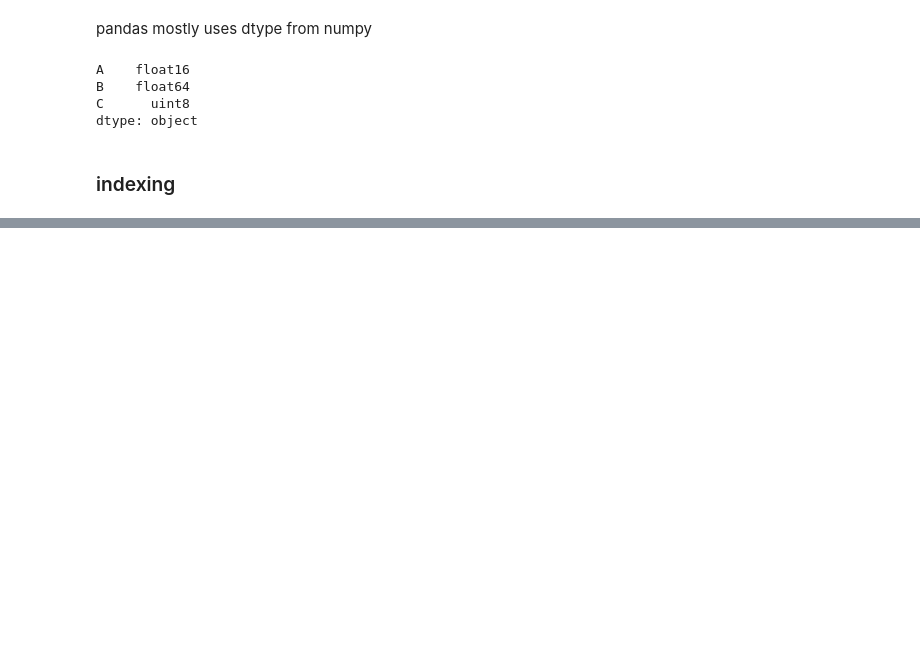
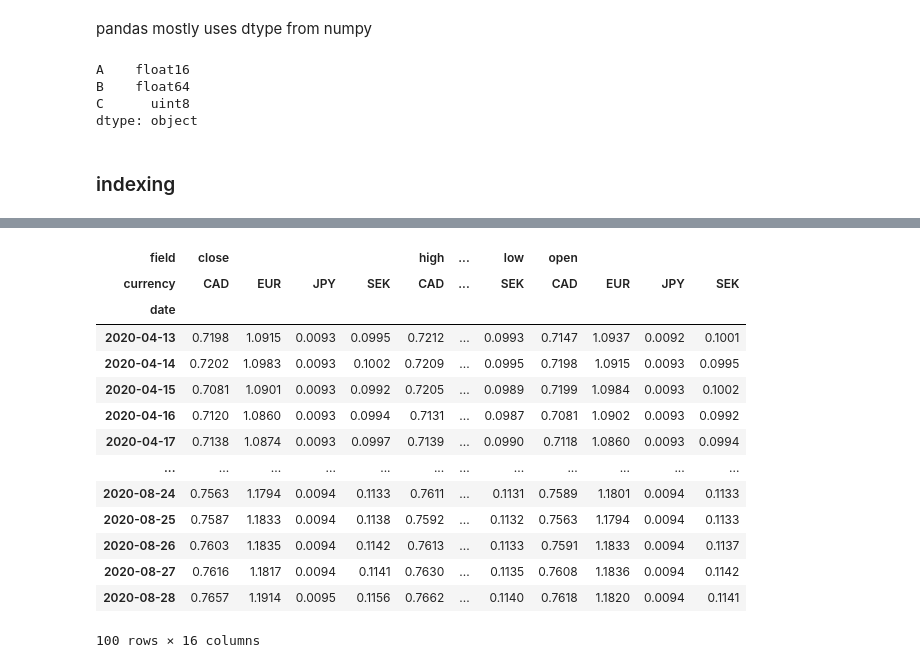
Before and after one commit to ghost368/notebooks, a Jupyter notebook: notebooks/pandas_xarray_guide.ipynb, the cells around one changed output, grey strips where cells are left out. Drawn from its saved outputs; the diff is of its cells as text; code cells hidden in the pictures; blank space fills up the shorter version.

```diff
--- a/notebooks/pandas_xarray_guide.ipynb
+++ b/notebooks/pandas_xarray_guide.ipynb
@@ -897,0 +1103,3 @@ dfmi_c
+# %%
+currencies = ['EUR', 'CAD', 'SEK', 'JPY']
+fx_rates = get_daily_data(currencies, base='USD')
@@ -897,0 +1136,21 @@ dfmi_c
+# %%
+fx_rates_df = pd.concat({key: fx_rates[key].to_pandas().T for key in list(fx_rates.keys())}, axis=1)
+fx_rates_df.columns.names = ['field', 'currency']
+# %%
+fx_rates_df
+# %% [output]
+| field | close |  |  |  | high | ... | low | open |  |  |  |
+| currency | CAD | EUR | JPY | SEK | CAD | ... | SEK | CAD | EUR | JPY | SEK |
+| date |  |  |  |  |  |  |  |  |  |  |  |
+| 2020-04-13 | 0.7198 | 1.0915 | 0.0093 | 0.0995 | 0.7212 | ... | 0.0993 | 0.7147 | 1.0937 | 0.0092 | 0.1001 |
+| 2020-04-14 | 0.7202 | 1.0983 | 0.0093 | 0.1002 | 0.7209 | ... | 0.0995 | 0.7198 | 1.0915 | 0.0093 | 0.0995 |
+| 2020-04-15 | 0.7081 | 1.0901 | 0.0093 | 0.0992 | 0.7205 | ... | 0.0989 | 0.7199 | 1.0984 | 0.0093 | 0.1002 |
+| 2020-04-16 | 0.7120 | 1.0860 | 0.0093 | 0.0994 | 0.7131 | ... | 0.0987 | 0.7081 | 1.0902 | 0.0093 | 0.0992 |
+| 2020-04-17 | 0.7138 | 1.0874 | 0.0093 | 0.0997 | 0.7139 | ... | 0.0990 | 0.7118 | 1.0860 | 0.0093 | 0.0994 |
+| ... | ... | ... | ... | ... | ... | ... | ... | ... | ... | ... | ... |
+| 2020-08-24 | 0.7563 | 1.1794 | 0.0094 | 0.1133 | 0.7611 | ... | 0.1131 | 0.7589 | 1.1801 | 0.0094 | 0.1133 |
+| 2020-08-25 | 0.7587 | 1.1833 | 0.0094 | 0.1138 | 0.7592 | ... | 0.1132 | 0.7563 | 1.1794 | 0.0094 | 0.1133 |
+| 2020-08-26 | 0.7603 | 1.1835 | 0.0094 | 0.1142 | 0.7613 | ... | 0.1133 | 0.7591 | 1.1833 | 0.0094 | 0.1137 |
+| 2020-08-27 | 0.7616 | 1.1817 | 0.0094 | 0.1141 | 0.7630 | ... | 0.1135 | 0.7608 | 1.1836 | 0.0094 | 0.1142 |
+| 2020-08-28 | 0.7657 | 1.1914 | 0.0095 | 0.1156 | 0.7662 | ... | 0.1140 | 0.7618 | 1.1820 | 0.0094 | 0.1141 |
+100 rows × 16 columns
```
Also changed, not shown: parts of 86 cells of this notebook, 3 other files.
